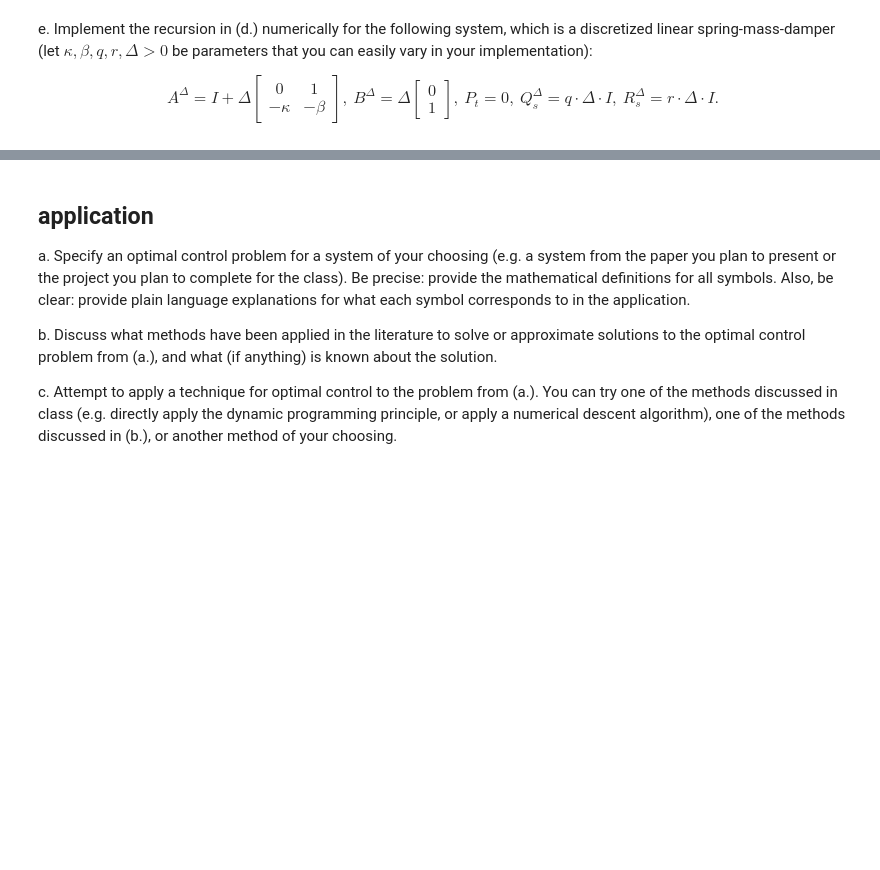
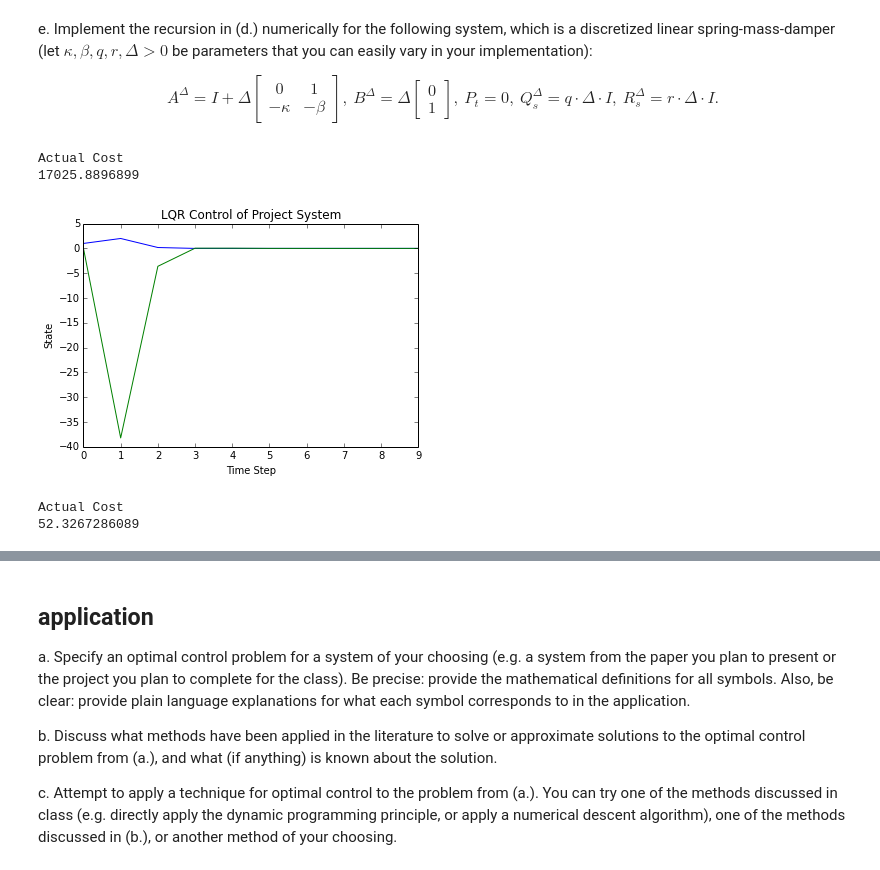
Before and after one commit to bolingy/Opt_ML_Ctrl, a Jupyter notebook: hw1.ipynb, the cells around one changed output, grey strips where cells are left out. Saved outputs shown, nothing was run; the diff lists cells and outputs as text; code cells hidden in the pictures; blank space fills up the shorter version.

Commit message:
new functions

```diff
--- a/hw1.ipynb
+++ b/hw1.ipynb
@@ -69,7 +78,10 @@ import matplotlib.pyplot as plt
 # %%
 tri, k, b, q, r = 0.1, 1.0, 1.0, 1.0, 1.0
+t0 = 1
+tf = 10
+dt = 1
 
-'''this function is modified from Sam Burden's EE548 lecture example '''
+#this function is modified from Prof. Sam Burden's EE548 lecture example
 def LQR(A,B,Q,R,Pt,tf, dt=1e-4):
     t = 0.0
     K = []
@@ -88,5 +100,46 @@ A = lambda tri, k, b, q, r : np.identity(2) + np.dot(tri, np.array([[0.0,1.0],[-
 B = lambda tri, k, b, q, r : np.dot(tri, np.array([[0],[1]]))
 Q = lambda tri, k, b, q, r : np.dot(q*tri, np.identity(2))
 R = lambda tri, k, b, q, r : np.dot(r*tri, np.identity(1))
-P = np.zeros((2,2));
-K,P = LQR(A,B,Q,R,P,10,0.1)
+Pt = np.zeros((2,2));
+K,P = LQR(A,B,Q,R,Pt,10,1)
+
+def u_out(t,x):
+    return -np.dot(K[int(t/dt)],x)
+
+def f(t,x,u):
+    return np.dot(A(tri, k, b, q, r),x) + np.dot(B(tri, k, b, q, r),u)
+
+def springMassCost(x,u):
+    J = 0.0
+    for i in range(len(x[:,0])):
+        J += .5*np.dot(np.dot(x[i,:].transpose(),P[i]), x[i,:])
+    return J
+
+x0 = np.asarray([1.0,0.0]) #Initial condition
+t_spring,x_spring,u_spring = lst.forward_euler(f=f,t=tf,x=x0,utx=u_out,dt=dt,return_u=True)
+u_spring = np.append(u_spring,[0.0])
+
+print ('Actual Cost')
+print (springMassCost(x_spring,u_spring))
+# %% [output]
+Actual Cost
+17025.8896899
+# %%
+plt.plot(x_spring[:,0])
+plt.plot(x_spring[:,1])
+plt.title('LQR Control of Project System')
+plt.xlabel('Time Step')
+plt.ylabel('State')
+plt.show()
+# %% [output]
+[figure, added]
+# %%
+x0 = np.asarray([0.0,1.0]) #Initial condition
+t_spring,x_spring,u_spring = lst.forward_euler(f=f,t=tf,x=x0,utx=u_out,dt=dt,return_u=True)
+u_spring = np.append(u_spring,[0.0])
+
+print ('Actual Cost')
+print (springMassCost(x_spring,u_spring))
+# %% [output]
+Actual Cost
+52.3267286089
```
Also changed, not shown: parts of 14 cells of this notebook, 2 other files.
